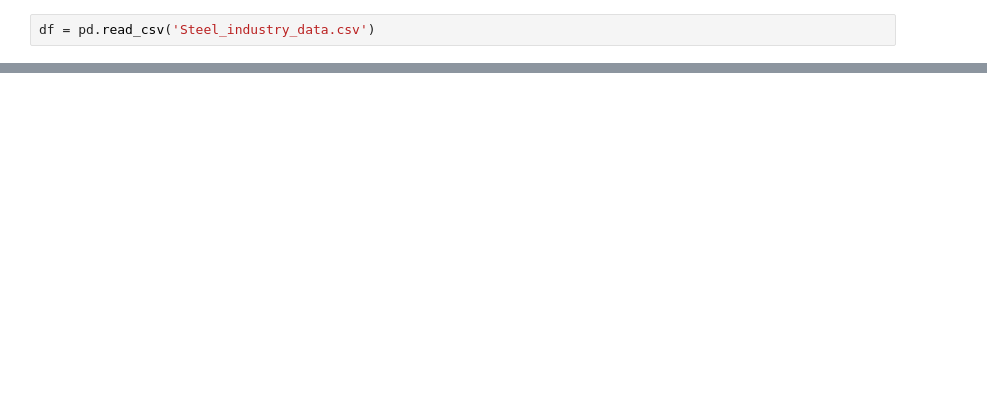
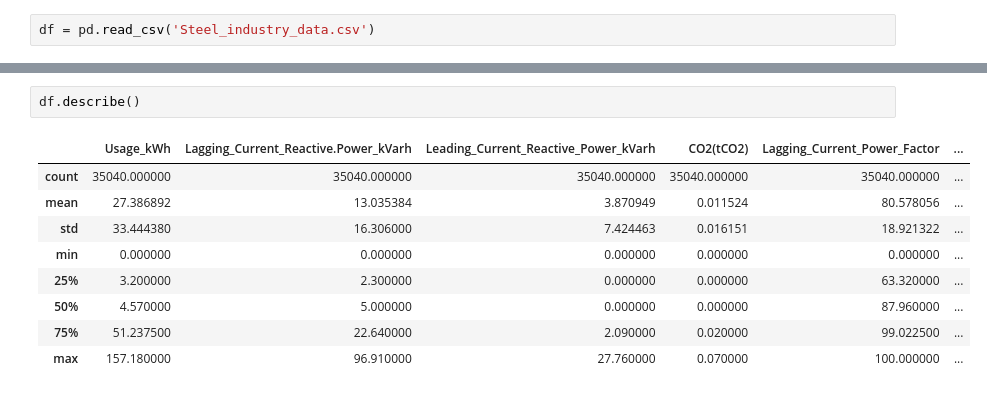
Before and after one commit to jonathern/steel-industry-energy-consumption, a Jupyter notebook: files/eda&logisticregression.ipynb, the cells around one changed output, grey strips where cells are left out. Drawn from its saved outputs; the diff is of its cells as text; blank space fills up the shorter version.

```diff
--- a/files/eda&logisticregression.ipynb
+++ b/files/eda&logisticregression.ipynb
@@ -28,0 +52,12 @@ df.tail()
+# %%
+df.describe()
+# %% [output]
+|  | Usage_kWh | Lagging_Current_Reactive.Power_kVarh | Leading_Current_Reactive_Power_kVarh | CO2(tCO2) | Lagging_Current_Power_Factor | ... |
+| count | 35040.000000 | 35040.000000 | 35040.000000 | 35040.000000 | 35040.000000 | ... |
+| mean | 27.386892 | 13.035384 | 3.870949 | 0.011524 | 80.578056 | ... |
+| std | 33.444380 | 16.306000 | 7.424463 | 0.016151 | 18.921322 | ... |
+| min | 0.000000 | 0.000000 | 0.000000 | 0.000000 | 0.000000 | ... |
+| 25% | 3.200000 | 2.300000 | 0.000000 | 0.000000 | 63.320000 | ... |
+| 50% | 4.570000 | 5.000000 | 0.000000 | 0.000000 | 87.960000 | ... |
+| 75% | 51.237500 | 22.640000 | 2.090000 | 0.020000 | 99.022500 | ... |
+| max | 157.180000 | 96.910000 | 27.760000 | 0.070000 | 100.000000 | ... |
```
Also changed, not shown: parts of 20 cells of this notebook.
